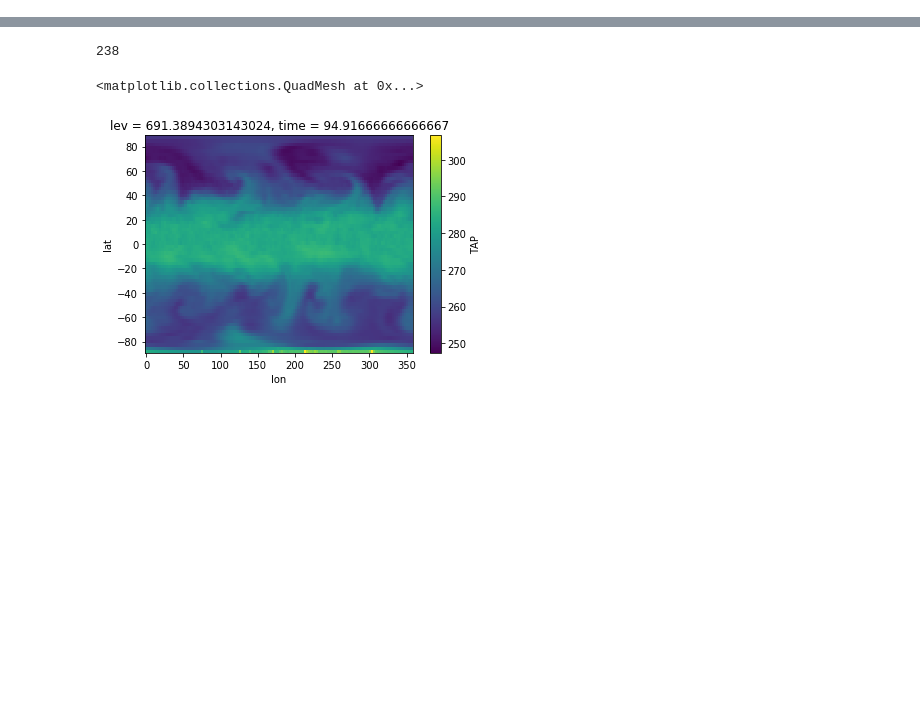
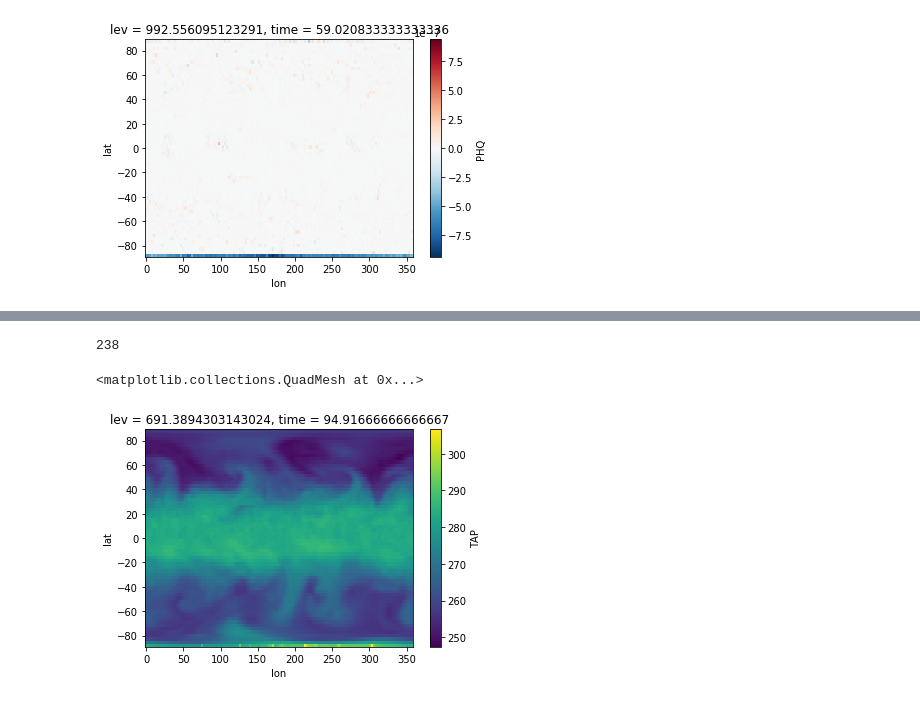
Before and after one commit to raspstephan/CBRAIN-CAM, a Jupyter notebook: notebooks/dev/debug-fluxbp.ipynb, the cells around one changed output, grey strips where cells are left out. Drawn from its saved outputs; the diff is of its cells as text; code cells hidden in the pictures; blank space fills up the shorter version.

```diff
--- a/notebooks/dev/debug-fluxbp.ipynb
+++ b/notebooks/dev/debug-fluxbp.ipynb
@@ -18,0 +20,2 @@ ds3 = xr.open_mfdataset(DATA_DIR+'AndKua_aqua_SPCAM3.0_sp_fbp_f2.cam2.h1.0000-02
+# %%
+ds4 = xr.open_mfdataset(DATA_DIR+'AndKua_aqua_SPCAM3.0_sp_fbp_f4.cam2.h1.0000-02-01*', decode_times=False)
@@ -22,0 +48,4 @@ ds3['TAP'].isel(time=-2, lev=20).plot();
+# %%
+ds4['PHQ'].isel(time=1, lev=-1).plot();
+# %% [output]
+[figure, added]
```
Also changed, not shown: parts of 12 cells of this notebook.
